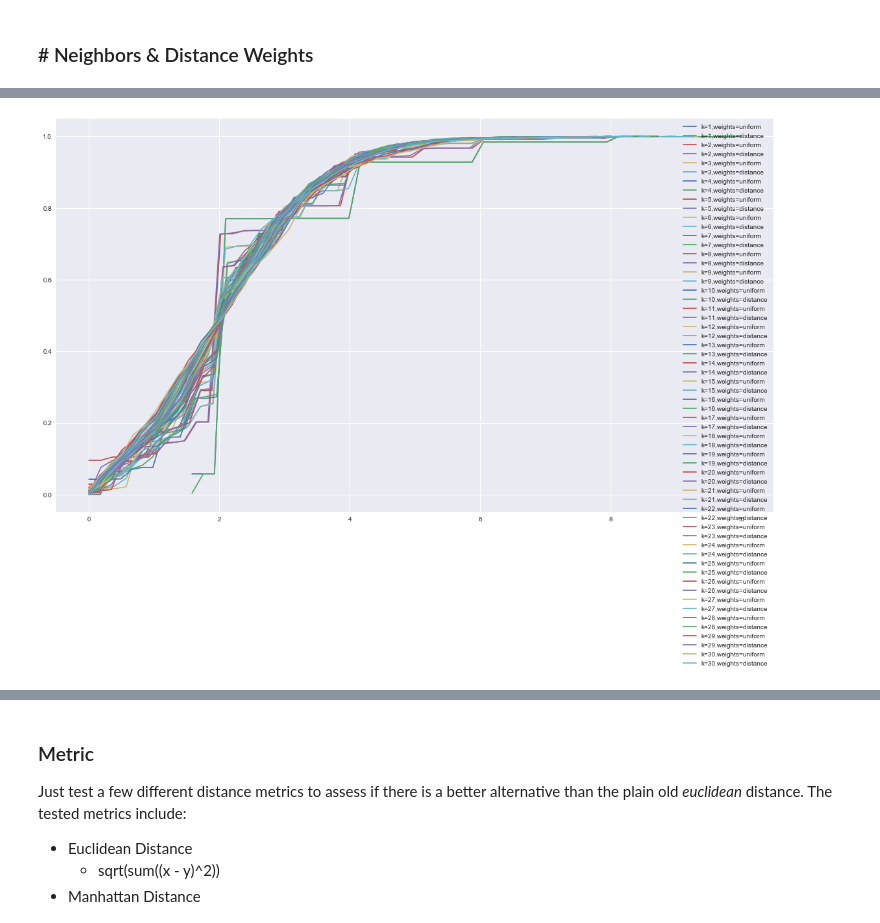
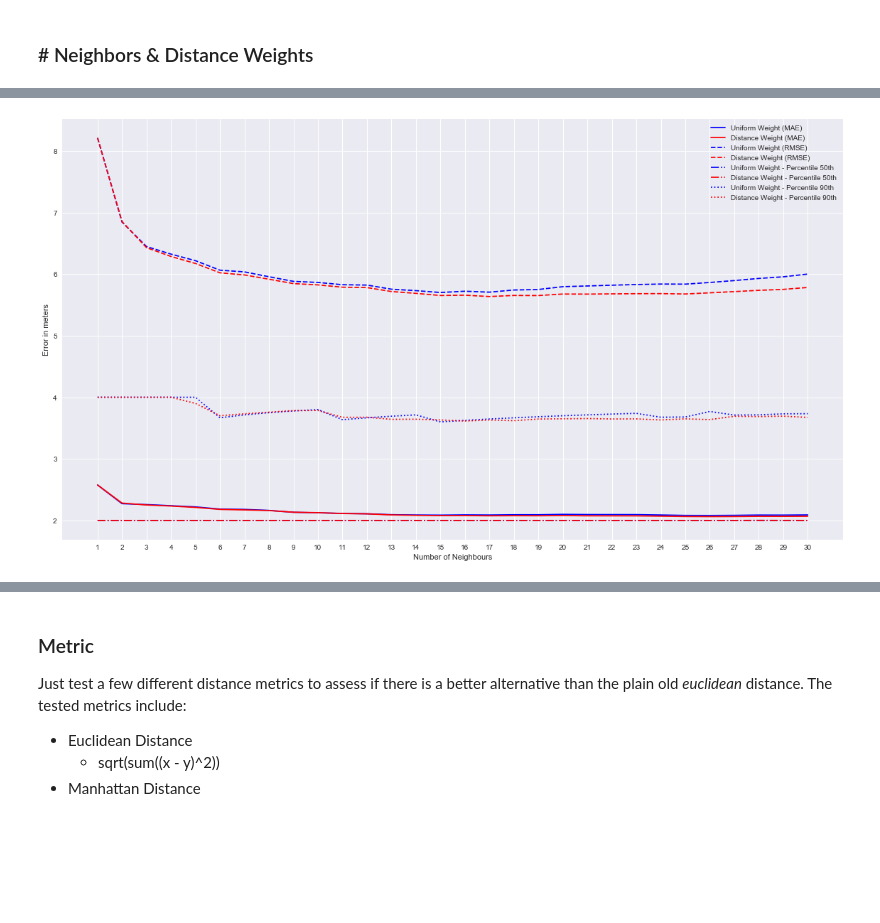
Before and after one commit to YanuX-Framework/YanuX-Cruncher, a Jupyter notebook: WifiFingerprintingExperiments.ipynb, the cells around one changed output, grey strips where cells are left out. Drawn from its saved outputs; the diff is of its cells as text; code cells hidden in the pictures; blank space fills up the shorter version.

```diff
--- a/WifiFingerprintingExperiments.ipynb
+++ b/WifiFingerprintingExperiments.ipynb
@@ -226,12 +227,10 @@ default_data_scenario_groups = default_data_scenario["x"].map(str)+","+default_d
 # %% [markdown]
 ### # Neighbors & Distance Weights
 # %%
-fig, ax = plt.subplots(figsize=(16, 9))
-
 n_neighbors=np.arange(1,31,1)
 weights=["uniform", "distance"]
-metric="manhattan"
-nan_filler = default_data_scenario[mac_addresses].min().min()
+metric="braycurtis"
+nan_filler = default_data_scenario[mac_addresses].min().min()*1.001
 scaler = preprocessing.StandardScaler()
 cross_validation = LeaveOneGroupOut()
 
@@ -258,80 +257,43 @@ for k in n_neighbors:
         curr_metrics["weights"] = w
         metrics.append(curr_metrics)
 
-        ecdf = sm.distributions.ECDF(curr_result["error"])
-        x = np.linspace(min(curr_result["error"]), max(curr_result["error"]))
-        y = ecdf(x)
-        plt.plot(x, y, label="k="+str(k)+",weights="+str(w))
-
-        cols = ["k","weights"] + list(curr_metrics.keys())[:-2]
-
+cols = ["k","weights"] + list(curr_metrics.keys())[:-2]
 metrics_table = pd.DataFrame(metrics, columns=cols)
 metrics_table.to_csv(output_data_directory + "/metrics-neighbors-weights.csv")
 
 #show table
 display(metrics_table.sort_values(cols[4:]))
 
-plt.legend()
-plt.tight_layout()
-plt.savefig(output_data_directory+"/cdf-neighbors-weights.pdf", dpi=300)
-
-#show graph
-plt.show()
-
 # Plotting Error Metrics
 fig, ax = plt.subplots(figsize=(16, 9))
 index = n_neighbors
 
-plt.plot(index,
-         metrics_table[metrics_table["weights"] == "uniform"]["mean_absolute_error"].tolist(),
-         color="b",
-         ls="-",
-         label="Uniform Weight (MAE)")
+plt.plot(index, metrics_table[metrics_table["weights"] == "uniform"]["mean_absolute_error"].tolist(),
+         color="b", ls="-", label="Uniform Weight (MAE)")
 
-plt.plot(index,
-         metrics_table[metrics_table["weights"] == "distance"]["mean_absolute_error"].tolist(),
-         color="r",
-         ls="-",
-         label="Distance Weight (MAE)")
+plt.plot(index, metrics_table[metrics_table["weights"] == "distance"]["mean_absolute_error"].tolist(),
+         color="r", ls="-", label="Distance Weight (MAE)")
 
-# plt.plot(index,
-#          metrics_table[metrics_table["weights"] == "uniform"]["mean_squared_error"].tolist(),
-#          color="b",
-#          ls="--",
-#          label="Uniform Weight (RMSE)")
+plt.plot(index, metrics_table[metrics_table["weights"] == "uniform"]["mean_squared_error"].tolist(),
+         color="b", ls="--", label="Uniform Weight (RMSE)")
 
-# plt.plot(index,
-#          metrics_table[metrics_table["weights"] == "distance"]["mean_squared_error"].tolist(),
-#          color="r",
-#          ls="--",
-#          label="Distance Weight (RMSE)")
+plt.plot(index, metrics_table[metrics_table["weights"] == "distance"]["mean_squared_error"].tolist(),
+         color="r", ls="--", label="Distance Weight (RMSE)")
 
-# plt.plot(index,
-#          metrics_table[metrics_table["weights"] == "uniform"]["percentile_50"].tolist(),
-#          color="b",
-#          ls="-.",
-#          label="Uniform Weight - Percentile 50th")
+plt.plot(index, metrics_table[metrics_table["weights"] == "uniform"]["percentile_50"].tolist(),
+         color="b", ls="-.", label="Uniform Weight - Percentile 50th")
 
-# plt.plot(index,
-#          metrics_table[metrics_table["weights"] == "distance"]["percentile_50"].tolist(),
-#          color="r",
-#          ls="-.",
-#          label="Distance Weight - Percentile 50th")
+plt.plot(index, metrics_table[metrics_table["weights"] == "distance"]["percentile_50"].tolist(),
+         color="r", ls="-.", label="Distance Weight - Percentile 50th")
 
-# plt.plot(index,
-#          metrics_table[metrics_table["weights"] == "uniform"]["percentile_90"].tolist(),
-#          color="b",
-#          ls=":",
-#          label="Uniform Weight - Percentile 90th")
+plt.plot(index, metrics_table[metrics_table["weights"] == "uniform"]["percentile_90"].tolist(),
+         color="b", ls=":", label="Uniform Weight - Percentile 90th")
 
-# plt.plot(index,
-#          metrics_table[metrics_table["weights"] == "distance"]["percentile_90"].tolist(),
-#          color="r",
-#          ls=":",
-#          label="Distance Weight - Percentile 90th")
+plt.plot(index, metrics_table[metrics_table["weights"] == "distance"]["percentile_90"].tolist(),
+         color="r", ls=":", label="Distance Weight - Percentile 90th")
 
 plt.xlabel("Number of Neighbours")
-plt.ylabel("Mean Absolute Error in meters")
+plt.ylabel("Error in meters")
 plt.xticks(index, index)
 
 plt.legend()
@@ -359 +321 @@ plt.show()
-[figure, old version]
+[figure, new version]
```
Also changed, not shown: parts of 14 cells of this notebook, 1 other file.
